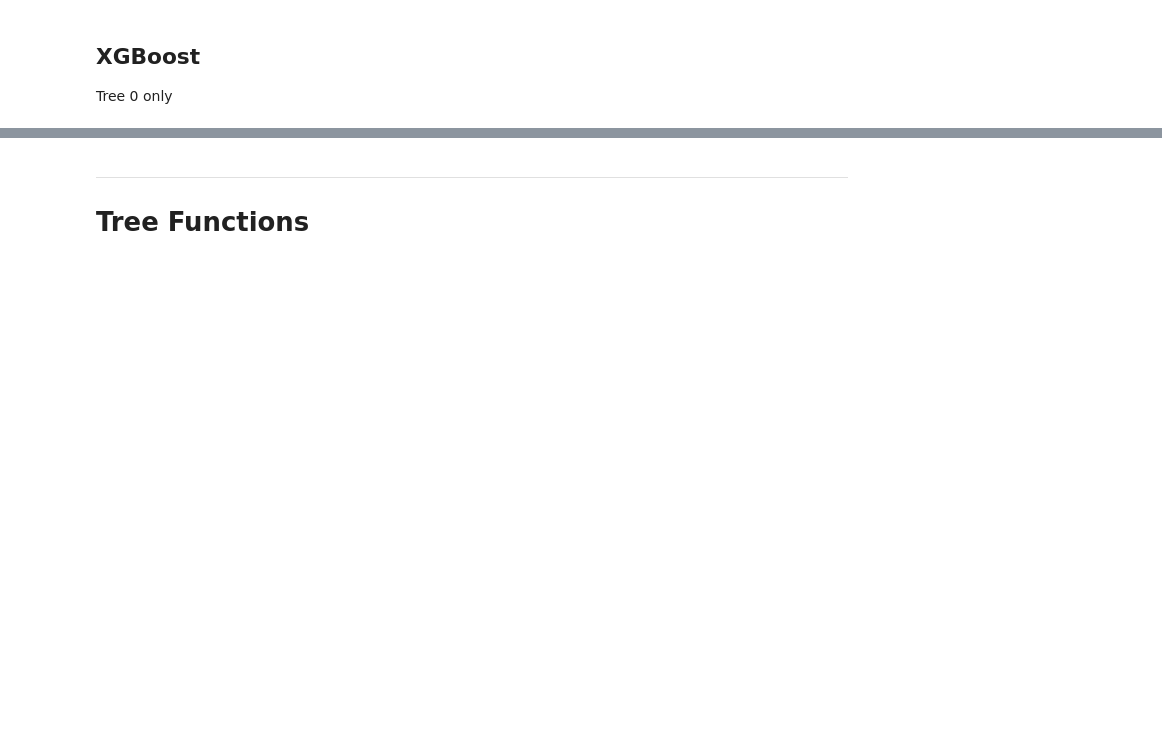
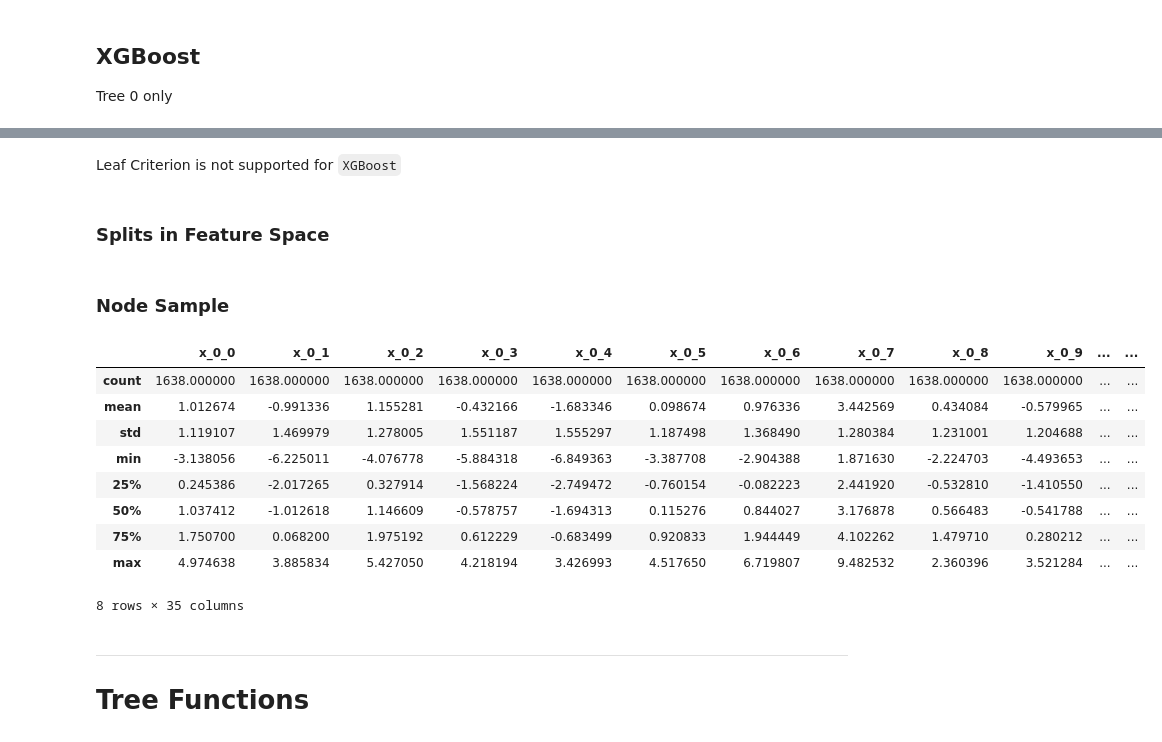
Before and after one commit to mepland/data_science_notes, a Jupyter notebook: plots/figs_demo.ipynb, the cells around one changed output, grey strips where cells are left out. Saved outputs shown, nothing was run; the diff lists cells and outputs as text; code cells hidden in the pictures; blank space fills up the shorter version.

```diff
--- a/plots/figs_demo.ipynb
+++ b/plots/figs_demo.ipynb
@@ -509,3 +648,5 @@ trees.describe_node_sample(sk_figs_0, 18)
 # %% [markdown]
 ## XGBoost
 Tree 0 only
+# %%
+shadow_xgboost_0 = ShadowXGBDTree(model_xgboost, 0, X_train, y_train, feat_names, 'y', [0, 1])
@@ -511,0 +679,4 @@ Tree 0 only
+# %% [markdown]
+Leaf Criterion is not supported for `XGBoost`
+# %% [markdown]
+### Splits in Feature Space
@@ -512,3 +686,18 @@ Tree 0 only
+# %% [markdown]
+### Node Sample
+# %%
+trees.describe_node_sample(shadow_xgboost_0, 42)
+# %% [output]
+|  | x_0_0 | x_0_1 | x_0_2 | x_0_3 | x_0_4 | x_0_5 | x_0_6 | x_0_7 | x_0_8 | x_0_9 | ... | ... |
+| count | 1638.000000 | 1638.000000 | 1638.000000 | 1638.000000 | 1638.000000 | 1638.000000 | 1638.000000 | 1638.000000 | 1638.000000 | 1638.000000 | ... | ... |
+| mean | 1.012674 | -0.991336 | 1.155281 | -0.432166 | -1.683346 | 0.098674 | 0.976336 | 3.442569 | 0.434084 | -0.579965 | ... | ... |
+| std | 1.119107 | 1.469979 | 1.278005 | 1.551187 | 1.555297 | 1.187498 | 1.368490 | 1.280384 | 1.231001 | 1.204688 | ... | ... |
+| min | -3.138056 | -6.225011 | -4.076778 | -5.884318 | -6.849363 | -3.387708 | -2.904388 | 1.871630 | -2.224703 | -4.493653 | ... | ... |
+| 25% | 0.245386 | -2.017265 | 0.327914 | -1.568224 | -2.749472 | -0.760154 | -0.082223 | 2.441920 | -0.532810 | -1.410550 | ... | ... |
+| 50% | 1.037412 | -1.012618 | 1.146609 | -0.578757 | -1.694313 | 0.115276 | 0.844027 | 3.176878 | 0.566483 | -0.541788 | ... | ... |
+| 75% | 1.750700 | 0.068200 | 1.975192 | 0.612229 | -0.683499 | 0.920833 | 1.944449 | 4.102262 | 1.479710 | 0.280212 | ... | ... |
+| max | 4.974638 | 3.885834 | 5.427050 | 4.218194 | 3.426993 | 4.517650 | 6.719807 | 9.482532 | 2.360396 | 3.521284 | ... | ... |
+8 rows × 35 columns
 # %% [markdown]
 ***
 # Tree Functions
```
Also changed, not shown: parts of 83 cells of this notebook, 2 other files.
